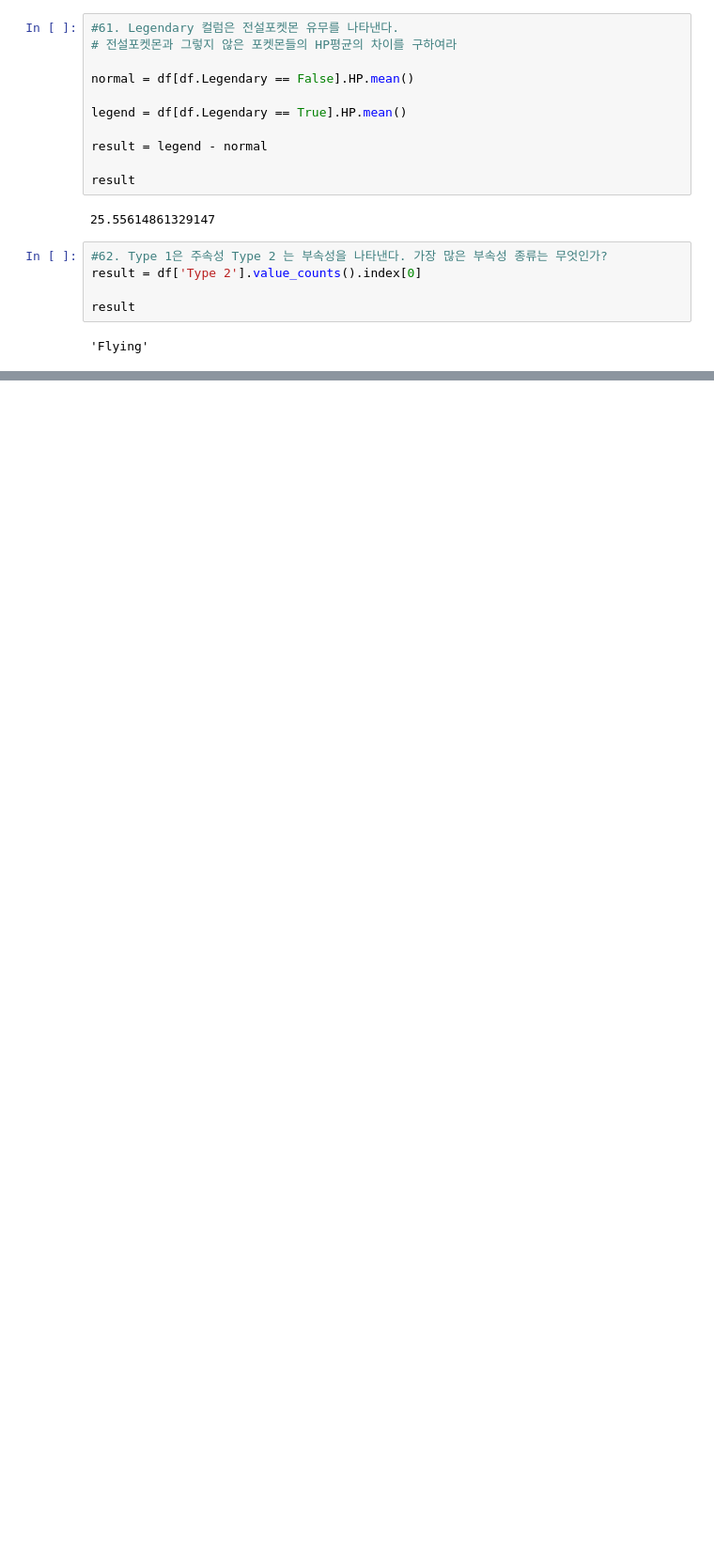
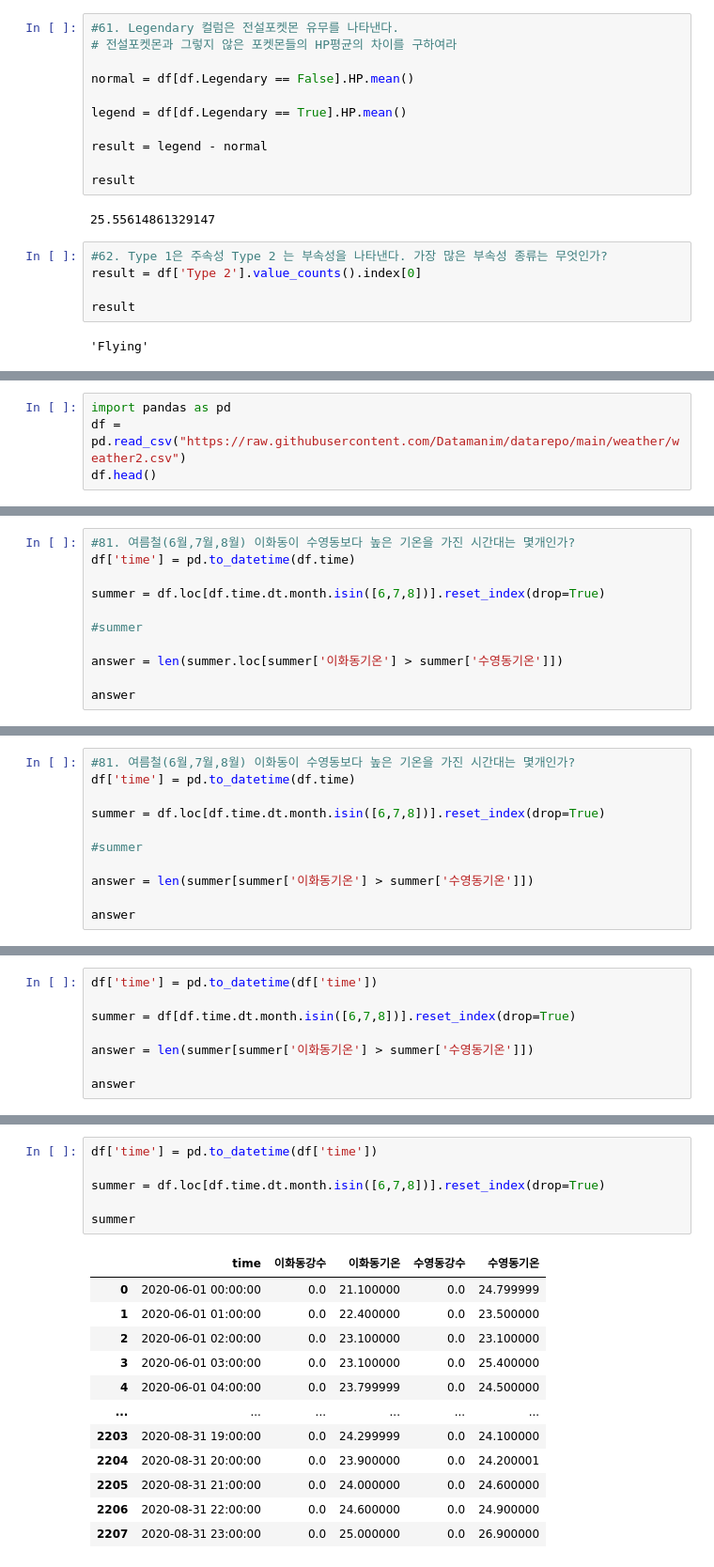
Before and after one commit to Rasangjoon/workspace, a Jupyter notebook: practice/20240509.ipynb, the cells around one changed output, grey strips where cells are left out. Shown at 94% size. Cells and saved outputs as stored; diff of their text form; blank space fills up the shorter version.

```diff
--- a/practice/20240509.ipynb
+++ b/practice/20240509.ipynb
@@ -580,0 +859,4 @@ result
+# %%
+import pandas as pd
+df = pd.read_csv("https://raw.githubusercontent.com/Datamanim/datarepo/main/weather/weather2.csv")
+df.head()
@@ -580,0 +870,11 @@ result
+# %%
+#81. 여름철(6월,7월,8월) 이화동이 수영동보다 높은 기온을 가진 시간대는 몇개인가?
+df['time'] = pd.to_datetime(df.time)
+
+summer = df.loc[df.time.dt.month.isin([6,7,8])].reset_index(drop=True)
+
+#summer
+
+answer = len(summer.loc[summer['이화동기온'] > summer['수영동기온']])
+
+answer
@@ -580,0 +883,11 @@ result
+# %%
+#81. 여름철(6월,7월,8월) 이화동이 수영동보다 높은 기온을 가진 시간대는 몇개인가?
+df['time'] = pd.to_datetime(df.time)
+
+summer = df.loc[df.time.dt.month.isin([6,7,8])].reset_index(drop=True)
+
+#summer
+
+answer = len(summer[summer['이화동기온'] > summer['수영동기온']])
+
+answer
@@ -580,0 +896,8 @@ result
+# %%
+df['time'] = pd.to_datetime(df['time'])
+
+summer = df[df.time.dt.month.isin([6,7,8])].reset_index(drop=True)
+
+answer = len(summer[summer['이화동기온'] > summer['수영동기온']])
+
+answer
@@ -580,0 +906,19 @@ result
+# %%
+df['time'] = pd.to_datetime(df['time'])
+
+summer = df.loc[df.time.dt.month.isin([6,7,8])].reset_index(drop=True)
+
+summer
+# %% [output]
+|  | time | 이화동강수 | 이화동기온 | 수영동강수 | 수영동기온 |
+| 0 | 2020-06-01 00:00:00 | 0.0 | 21.100000 | 0.0 | 24.799999 |
+| 1 | 2020-06-01 01:00:00 | 0.0 | 22.400000 | 0.0 | 23.500000 |
+| 2 | 2020-06-01 02:00:00 | 0.0 | 23.100000 | 0.0 | 23.100000 |
+| 3 | 2020-06-01 03:00:00 | 0.0 | 23.100000 | 0.0 | 25.400000 |
+| 4 | 2020-06-01 04:00:00 | 0.0 | 23.799999 | 0.0 | 24.500000 |
+| ... | ... | ... | ... | ... | ... |
+| 2203 | 2020-08-31 19:00:00 | 0.0 | 24.299999 | 0.0 | 24.100000 |
+| 2204 | 2020-08-31 20:00:00 | 0.0 | 23.900000 | 0.0 | 24.200001 |
+| 2205 | 2020-08-31 21:00:00 | 0.0 | 24.000000 | 0.0 | 24.600000 |
+| 2206 | 2020-08-31 22:00:00 | 0.0 | 24.600000 | 0.0 | 24.900000 |
+| 2207 | 2020-08-31 23:00:00 | 0.0 | 25.000000 | 0.0 | 26.900000 |
```
Also changed, not shown: parts of 60 cells of this notebook.
